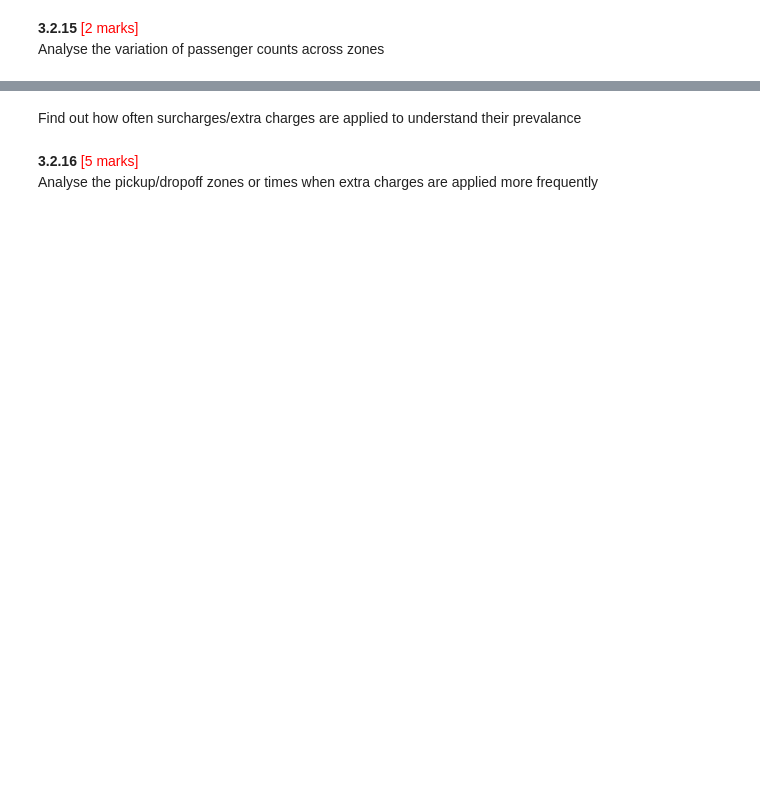
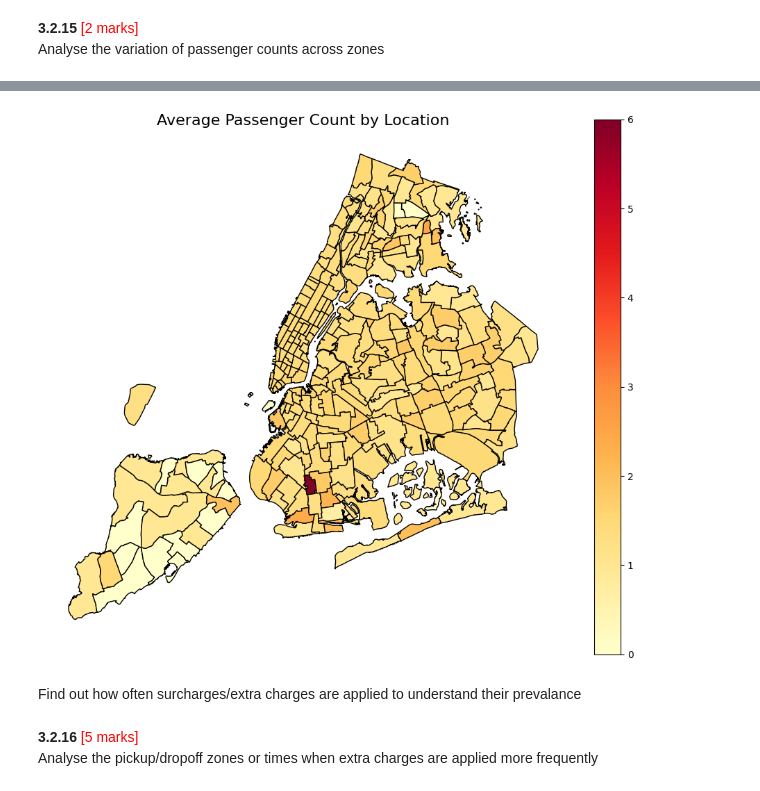
Before and after one commit to ChetanTiwari195/NewYorkTaxiEDA_DS_CT, a Jupyter notebook: EDA_Optimising_NYC_Taxis_ChetanTiwari.ipynb, the cells around one changed output, grey strips where cells are left out. Drawn from its saved outputs; the diff is of its cells as text; code cells hidden in the pictures; blank space fills up the shorter version.

```diff
--- a/EDA_Optimising_NYC_Taxis_ChetanTiwari.ipynb
+++ b/EDA_Optimising_NYC_Taxis_ChetanTiwari.ipynb
@@ -1711,0 +2043,6 @@ Analyse the variation of passenger counts across zones
+# %%
+# How does passenger count vary across zones
+passenger_by_location = df_no_zero.groupby('PULocationID')['passenger_count'].mean().rename('avg_passenger_count')
+df_merged = df_merged.merge(passenger_by_location, left_on='LocationID', right_index=True, how='left')
+df_merged['avg_passenger_count'] = df_merged['avg_passenger_count'].fillna(0)
+df_merged.head()
@@ -1712,3 +2056,12 @@ Analyse the variation of passenger counts across zones
+# %%
+# choropleth map to show the average passenger count across zones
+fig, ax = plt.subplots(1, 1, figsize=(12, 10))
+df_merged.plot(column='avg_passenger_count', ax=ax, legend=True, cmap='YlOrRd', edgecolor='black')
+ax.set_title('Average Passenger Count by Location', fontsize=16)
+ax.set_axis_off()
+plt.show()
+# %% [output]
+[figure, added]
 # %%
 # For a more detailed analysis, we can use the zones_with_trips GeoDataFrame
 # Create a new column for the average passenger count in each zone.
```
Also changed, not shown: parts of 36 cells of this notebook.
